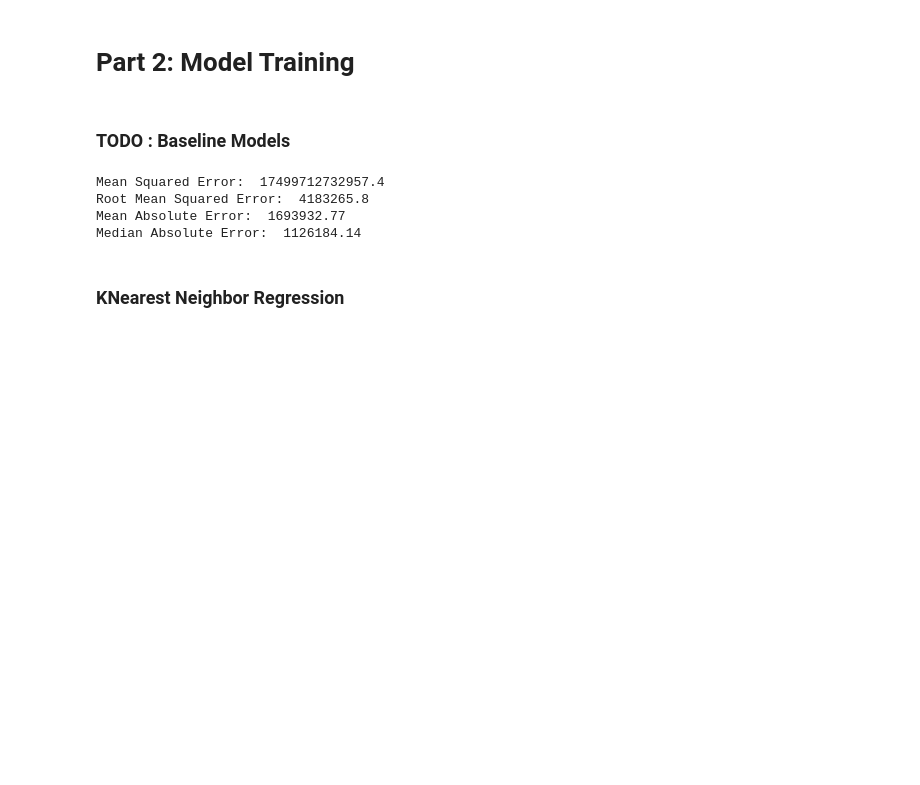
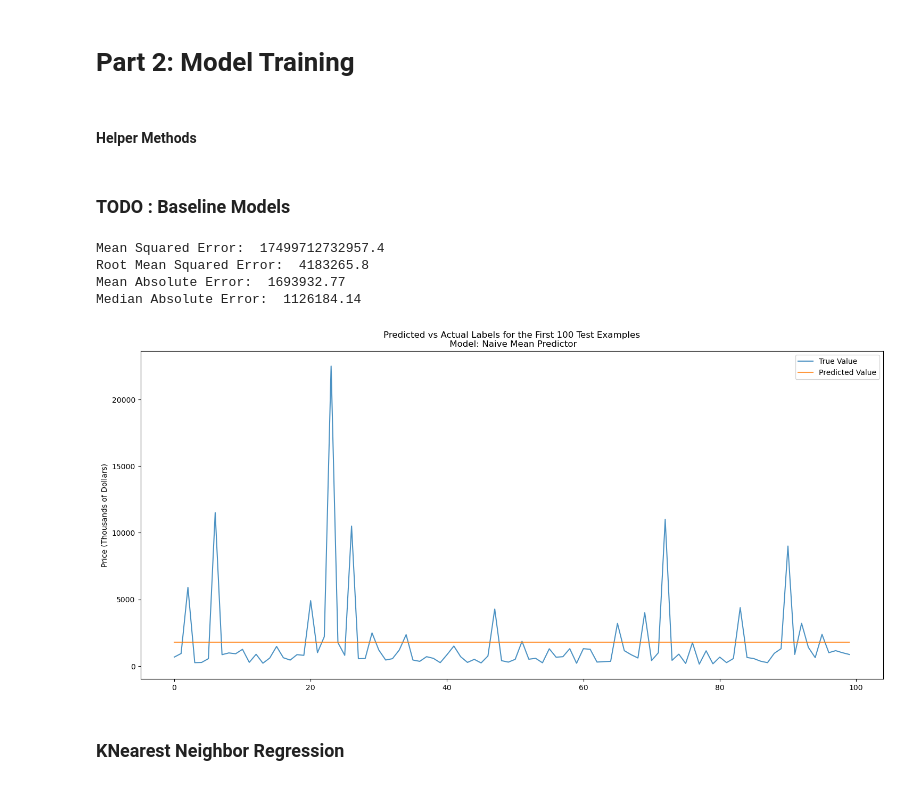
Before and after one commit to TrevorChartier/RealEstateRegression, a Jupyter notebook: RealEstateRegression.ipynb, the cells around one changed output. Drawn from its saved outputs; the diff is of its cells as text; code cells hidden in the pictures; blank space fills up the shorter version.

Commit message:
Update Helper Methods

```diff
--- a/RealEstateRegression.ipynb
+++ b/RealEstateRegression.ipynb
@@ -606,6 +604,8 @@ from sklearn.svm import SVR
 from sklearn.neighbors import KNeighborsRegressor
 from sklearn.ensemble import RandomForestRegressor
 from sklearn.metrics import mean_squared_error, mean_absolute_error, median_absolute_error
+# %% [markdown]
+#### Helper Methods
 # %%
 def print_and_track_metrics(y_pred, y_actual):
     mae = mean_absolute_error(y_actual, y_pred)
@@ -619,19 +621,31 @@ def print_and_track_metrics(y_pred, y_actual):
+# %%
+def plot_results(y_test, y_pred, modelName):
+    y_actual = y_test.reset_index(drop=True)
+    plt.figure(figsize=(18,8))
+    plt.plot(y_actual[:100]/1000, label="True Value", alpha=0.8)
+    plt.plot(y_pred[:100]/1000, label="Predicted Value", alpha=0.8)
+    plt.legend()
+    plt.title("Predicted vs Actual Labels for the First 100 Test Examples\n Model: " + modelName)
+    plt.ylabel("Price (Thousands of Dollars)")
 # %% [markdown]
 ### TODO : Baseline Models
 # %%
 X = house_df.drop("PRICE", axis=1)
 y = house_df["PRICE"]
 
 X_train, X_test, y_train, y_test = train_test_split(X, y, test_size=0.3, random_state=42)
 
 y_pred_naive = np.full(y_test.shape, np.mean(y_test))
 
 print_and_track_metrics(y_pred_naive, y_test)
+
+plot_results(y_test, y_pred_naive, "Naive Mean Predictor")
 # %% [output]
 Mean Squared Error:  17499712732957.4
 Root Mean Squared Error:  4183265.8
 Mean Absolute Error:  1693932.77
 Median Absolute Error:  1126184.14
+[figure, added]
 # %% [markdown]
 ### KNearest Neighbor Regression
 # %%
```
Also changed, not shown: parts of 15 cells of this notebook.
